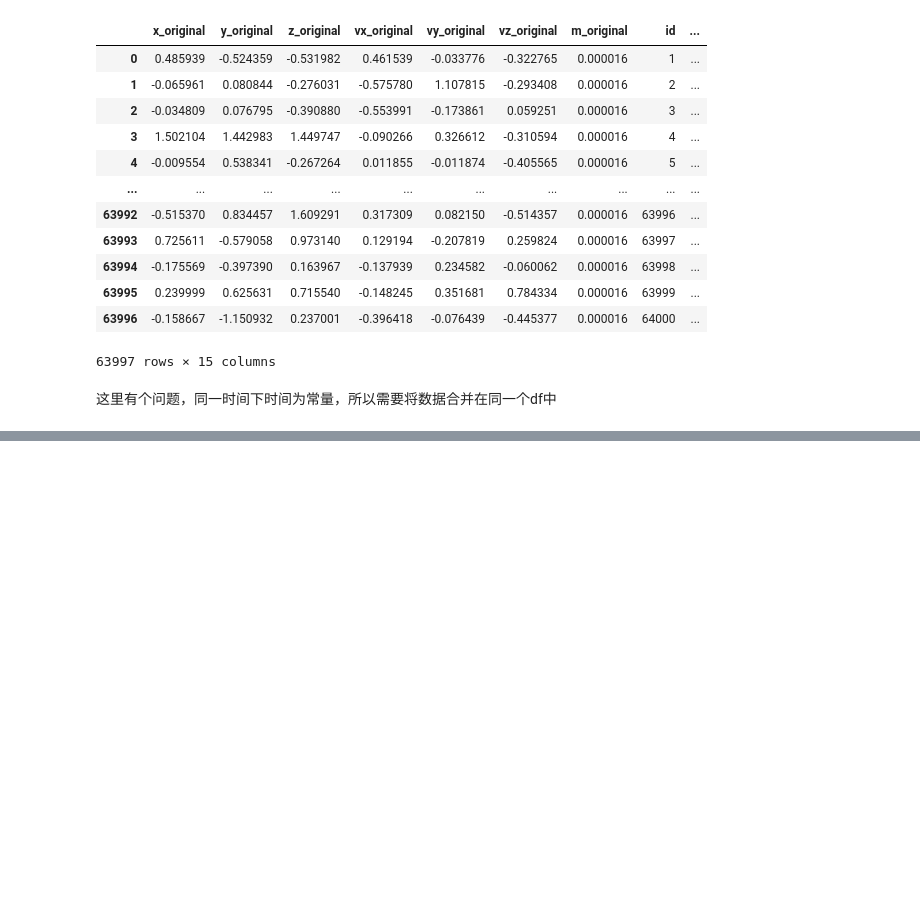
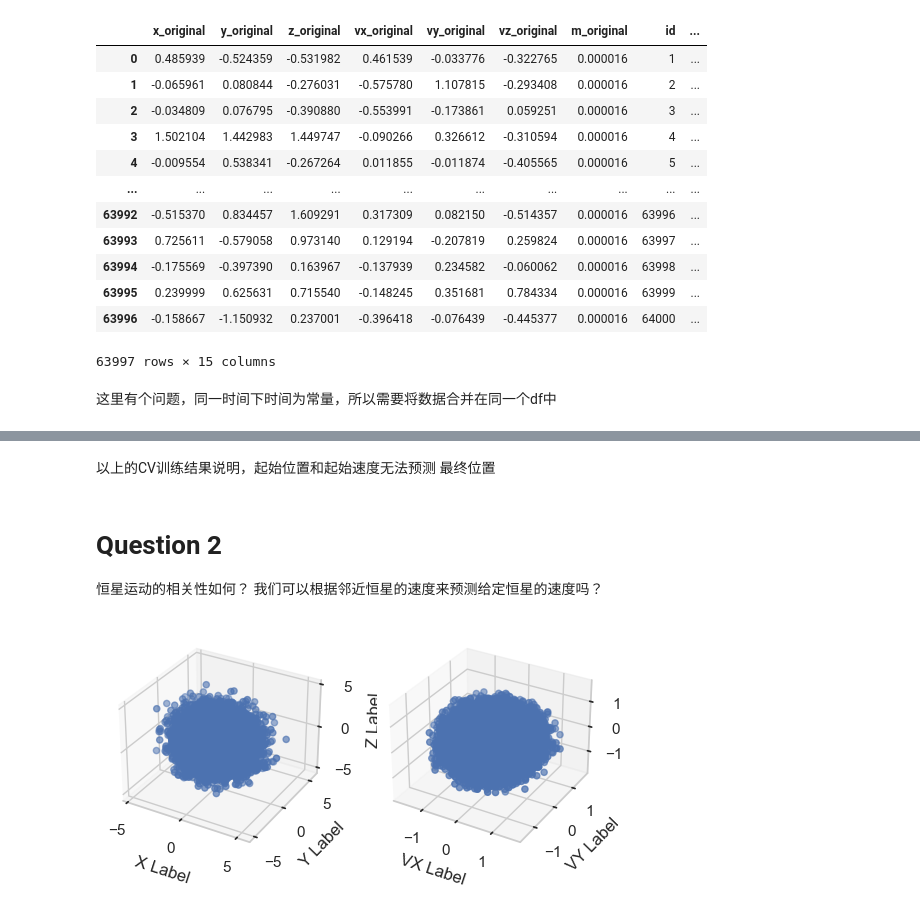
Before and after one commit to koreQAQ/star-cluster, a Jupyter notebook: notebooks/exploration.ipynb, the cells around one changed output, grey strips where cells are left out. Cells and saved outputs as stored; diff of their text form; code cells hidden in the pictures; blank space fills up the shorter version.

```diff
--- a/notebooks/exploration.ipynb
+++ b/notebooks/exploration.ipynb
@@ -90,0 +230,22 @@ len(t)
+# %% [markdown]
+以上的CV训练结果说明，起始位置和起始速度无法预测 最终位置
+# %% [markdown]
+# Question 2
+恒星运动的相关性如何？ 我们可以根据邻近恒星的速度来预测给定恒星的速度吗？
+# %%
+q2_data = data_dict['c_0000']
+fig, (ax_d,ax_v) = plt.subplots(nrows=1,ncols=2,subplot_kw={'projection': '3d'})
+
+ax_d.scatter(q2_data['x'],q2_data['y'],q2_data['z'])
+ax_d.set_xlabel('X Label')
+ax_d.set_ylabel('Y Label')
+ax_d.set_zlabel('Z Label')
+
+ax_v.scatter(q2_data['vx'],q2_data['vy'],q2_data['vz'])
+ax_v.set_xlabel('VX Label')
+ax_v.set_ylabel('VY Label')
+ax_v.set_zlabel('VZ Label')
+
+plt.show()
+# %% [output]
+[figure, added]
```
Also changed, not shown: parts of 20 cells of this notebook, 2 other files.
